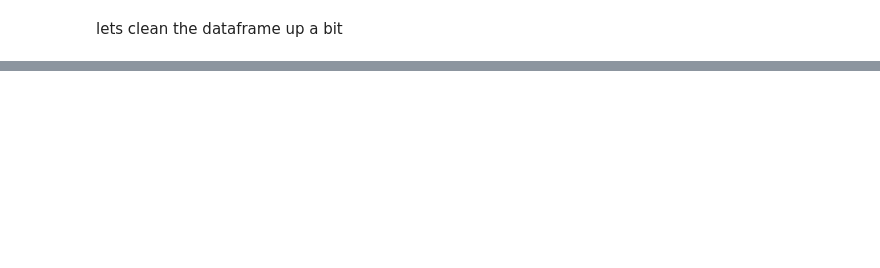
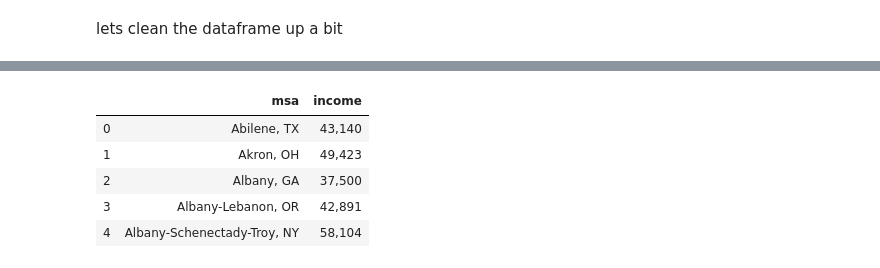
Before and after one commit to MissAle17/Median_Home_Price, a Jupyter notebook: Visualizing Home Prices.ipynb, the cells around one changed output, grey strips where cells are left out. Saved outputs shown, nothing was run; the diff lists cells and outputs as text; code cells hidden in the pictures; blank space fills up the shorter version.

```diff
--- a/Visualizing Home Prices.ipynb
+++ b/Visualizing Home Prices.ipynb
@@ -323,0 +326,11 @@ df_inc.head()
+# %%
+inc_msa.msa = df_inc['Msa']
+inc_msa.income = df_inc['2018_dollars']
+inc_msa.head()
+# %% [output]
+|  | msa | income |
+| 0 | Abilene, TX | 43,140 |
+| 1 | Akron, OH | 49,423 |
+| 2 | Albany, GA | 37,500 |
+| 3 | Albany-Lebanon, OR | 42,891 |
+| 4 | Albany-Schenectady-Troy, NY | 58,104 |
```
Also changed, not shown: parts of 4 cells of this notebook.
